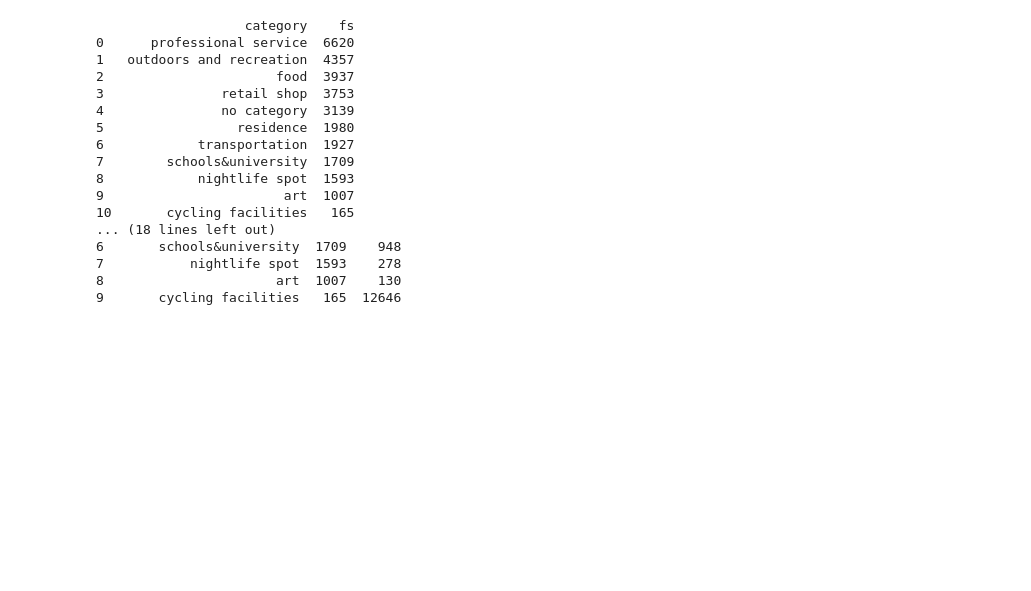
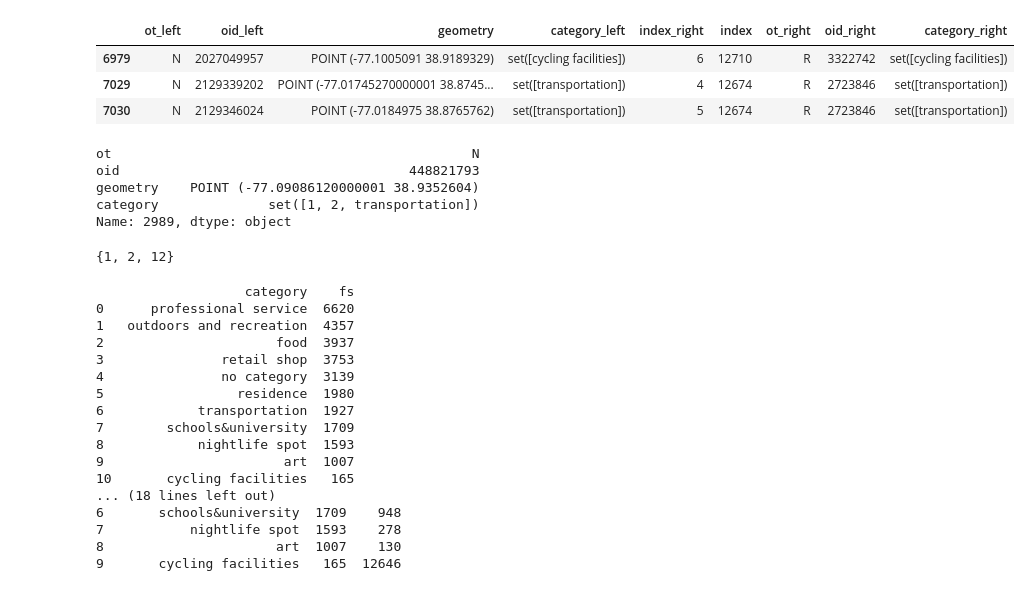
Before and after one commit to JHWu92/Cycling_safety, a Jupyter notebook: open_data_analysis/developing poi.ipynb, the cells around one changed output. Drawn from its saved outputs; the diff is of its cells as text; code cells hidden in the pictures; blank space fills up the shorter version.

```diff
--- a/open_data_analysis/developing poi.ipynb
+++ b/open_data_analysis/developing poi.ipynb
@@ -125,0 +149,10 @@ poi_osm_dc = map_osm_to_poi_category(path_osm_db_dc, path_mapping_for_osm, debug
+# %%
+rs = poi_osm_dc[poi_osm_dc.ot=='R']
+r_pt = []
+from shapely.geometry import Point
+for _, r in rs.iterrows():
+    geom = r.geometry
+    for x in geom:
+        if isinstance(x, Point):
+            r_pt.append((r.name, r.ot, r.oid, x, r.category))
+r_pt = gp.GeoDataFrame(r_pt, columns=['index','ot','oid','geometry','category'])
@@ -125,0 +165,8 @@ poi_osm_dc = map_osm_to_poi_category(path_osm_db_dc, path_mapping_for_osm, debug
+# %%
+ns = poi_osm_dc[poi_osm_dc.ot=='N']
+gp.tools.sjoin(ns, r_pt)
+# %% [output]
+|  | ot_left | oid_left | geometry | category_left | index_right | index | ot_right | oid_right | category_right |
+| 6979 | N | 2027049957 | POINT (-77.1005091 38.9189329) | set([cycling facilities]) | 6 | 12710 | R | 3322742 | set([cycling facilities]) |
+| 7029 | N | 2129339202 | POINT (-77.01745270000001 38.8745... | set([transportation]) | 4 | 12674 | R | 2723846 | set([transportation]) |
+| 7030 | N | 2129346024 | POINT (-77.0184975 38.8765762) | set([transportation]) | 5 | 12674 | R | 2723846 | set([transportation]) |
@@ -126,3 +175,15 @@ poi_osm_dc = map_osm_to_poi_category(path_osm_db_dc, path_mapping_for_osm, debug
+# %%
+poi_osm_dc.iloc[2989]
+# %% [output]
+ot                                              N
+oid                                     448821793
+geometry    POINT (-77.09086120000001 38.9352604)
+category              set([1, 2, transportation])
+Name: 2989, dtype: object
+# %%
+set([1,2])|set([12])
+# %% [output]
+{1, 2, 12}
 # %%
 def poi_distribution(poi_frsq, poi_osm, poi=None):
     import numpy as np
```
Also changed, not shown: parts of 15 cells of this notebook, 4 other files.
